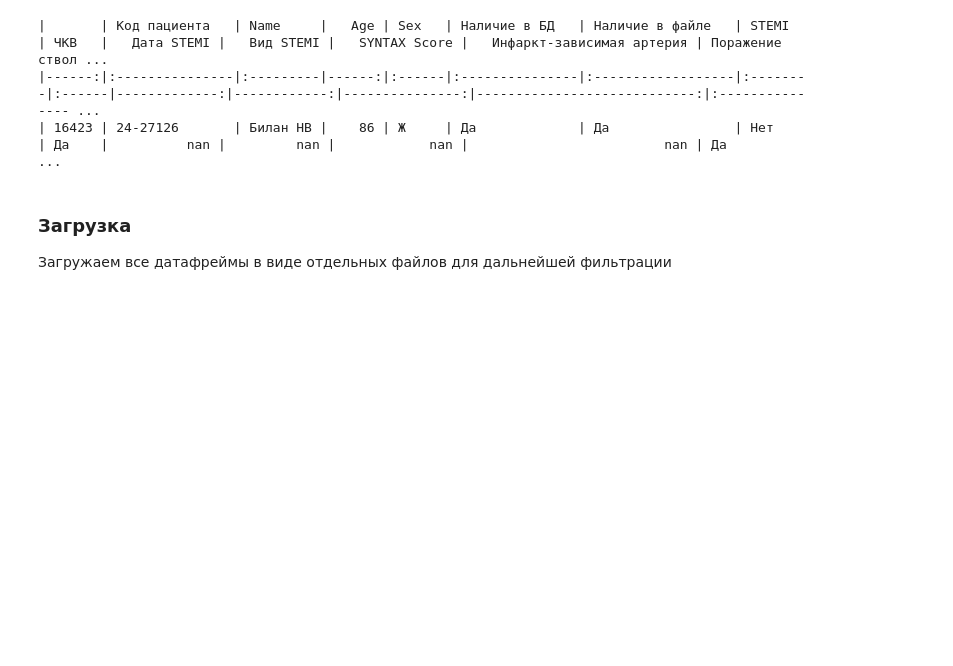
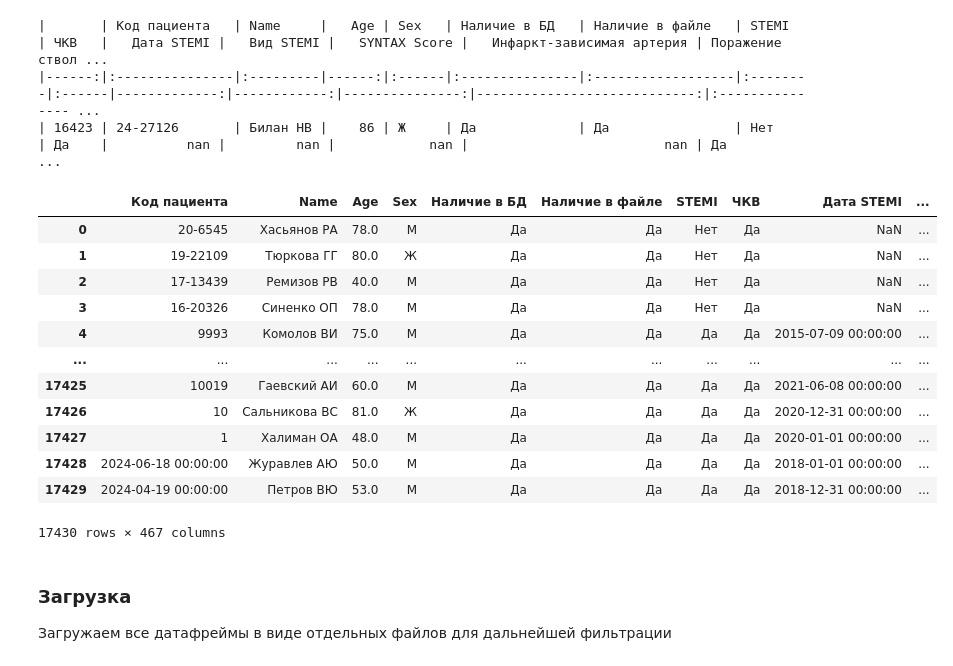
Before and after one commit to aaddssww156/phd, a Jupyter notebook: notebooks/time_series/experiments/test_merge_data.ipynb, the cells around one changed output. Saved outputs shown, nothing was run; the diff lists cells and outputs as text; code cells hidden in the pictures; blank space fills up the shorter version.

Commit message:
Time series merge attempts

```diff
--- a/notebooks/time_series/experiments/test_merge_data.ipynb
+++ b/notebooks/time_series/experiments/test_merge_data.ipynb
@@ -17,6 +17,61 @@ print(table_data[table_data["Name"].str.contains("Билан", na=True)].to_mark
 |       | Код пациента   | Name     |   Age | Sex   | Наличие в БД   | Наличие в файле   | STEMI   | ЧКВ   |   Дата STEMI |   Вид STEMI |   SYNTAX Score |   Инфаркт-зависимая артерия | Поражение ствол ...
 |------:|:---------------|:---------|------:|:------|:---------------|:------------------|:--------|:------|-------------:|------------:|---------------:|----------------------------:|:--------------- ...
 | 16423 | 24-27126       | Билан НВ |    86 | Ж     | Да             | Да                | Нет     | Да    |          nan |         nan |            nan |                         nan | Да              ...
+# %%
+import re
+
+def extract_year_id(value):
+    """
+    Возвращает кортеж (год, идентификатор) или (None, идентификатор) или None.
+    Год преобразуется в полный (2000+год).
+    """
+    if not isinstance(value, str):
+        value = str(value)
+    value = value.strip()
+
+    # Паттерн: две цифры, дефис, одна и более цифр (год-ид)
+    match1 = re.fullmatch(r'^(\d{2})-(\d+)$', value)
+    if match1:
+        year = int(match1.group(1))
+        patient_id = str(match1.group(2))
+        return (2000 + year, patient_id)
+
+    # Паттерн: одна и более цифр, дефис, две цифры (ид-год)
+    match2 = re.fullmatch(r'^(\d+)-(\d{2})$', value)
+    if match2:
+        patient_id = str(match2.group(1))
+        year = int(match2.group(2))
+        return (2000 + year, patient_id)
+
+    # Только цифры (без дефиса) — идентификатор, год неизвестен
+    if value.isdigit():
+        patient_id = str(value)
+        return (None, patient_id)
+
+    # Не подходит ни под один формат → отбрасываем
+    return None
+# %%
+table_data[['year', 'patient_id']] = table_data['Код пациента'].apply(
+    lambda x: pd.Series(extract_year_id(x))
+)
+# %%
+table_data["patient_id"] = table_data["patient_id"].astype("str")
+# %%
+table_data
+# %% [output]
+|  | Код пациента | Name | Age | Sex | Наличие в БД | Наличие в файле | STEMI | ЧКВ | Дата STEMI | ... |
+| 0 | 20-6545 | Хасьянов РА | 78.0 | М | Да | Да | Нет | Да | NaN | ... |
+| 1 | 19-22109 | Тюркова ГГ | 80.0 | Ж | Да | Да | Нет | Да | NaN | ... |
+| 2 | 17-13439 | Ремизов РВ | 40.0 | М | Да | Да | Нет | Да | NaN | ... |
+| 3 | 16-20326 | Синенко ОП | 78.0 | М | Да | Да | Нет | Да | NaN | ... |
+| 4 | 9993 | Комолов ВИ | 75.0 | М | Да | Да | Да | Да | 2015-07-09 00:00:00 | ... |
+| ... | ... | ... | ... | ... | ... | ... | ... | ... | ... | ... |
+| 17425 | 10019 | Гаевский АИ | 60.0 | М | Да | Да | Да | Да | 2021-06-08 00:00:00 | ... |
+| 17426 | 10 | Сальникова ВС | 81.0 | Ж | Да | Да | Да | Да | 2020-12-31 00:00:00 | ... |
+| 17427 | 1 | Халиман ОА | 48.0 | М | Да | Да | Да | Да | 2020-01-01 00:00:00 | ... |
+| 17428 | 2024-06-18 00:00:00 | Журавлев АЮ | 50.0 | М | Да | Да | Да | Да | 2018-01-01 00:00:00 | ... |
+| 17429 | 2024-04-19 00:00:00 | Петров ВЮ | 53.0 | М | Да | Да | Да | Да | 2018-12-31 00:00:00 | ... |
+17430 rows × 467 columns
 # %% [markdown]
 ### Загрузка
 
```
Also changed, not shown: parts of 29 cells of this notebook, 2 other files.
